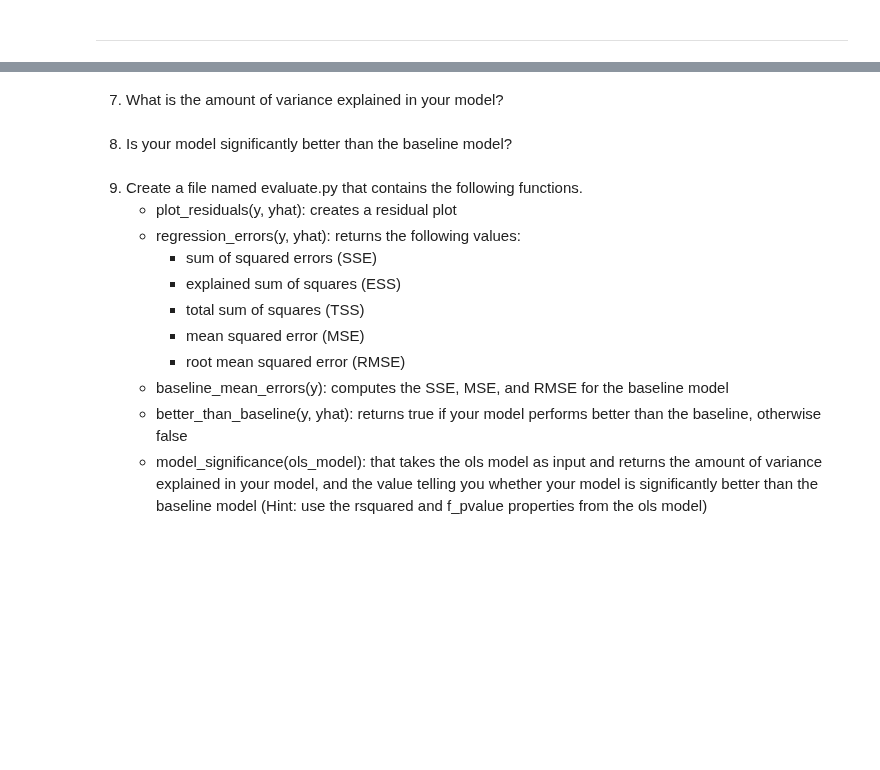
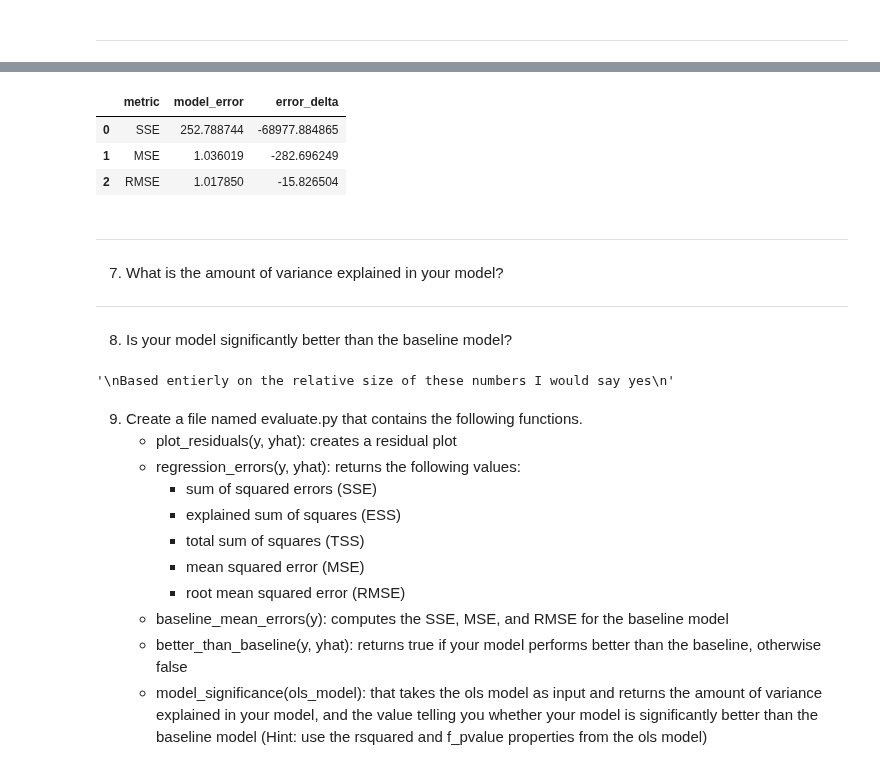
Before and after one commit to CSolitaire/regression-exercises, a Jupyter notebook: evaluate.ipynb, the cells around one changed output, grey strips where cells are left out. Drawn from its saved outputs; the diff is of its cells as text; code cells hidden in the pictures; blank space fills up the shorter version.

```diff
--- a/evaluate.ipynb
+++ b/evaluate.ipynb
@@ -116,0 +133,7 @@ Root Mean Squared Error:
+# %%
+# SSE (Measure of Variation)
+SSE = sum(df['residual^2'])
+SSE_baseline = sum(df['residual_baseline^2'])
+
+print("SSE = ", SSE)
+print("SSE - baseline = ", SSE_baseline)
@@ -120,0 +157,7 @@ Root Mean Squared Error:
+# %%
+# MSE (Manual)
+MSE = SSE/len(df)
+MSE_baseline = SSE_baseline/len(df)
+
+print("MSE = ", MSE)
+print("MSE baseline = ", MSE_baseline)
@@ -120,0 +179,7 @@ Root Mean Squared Error:
+# %%
+# RMSE (Manual)
+RMSE = sqrt(MSE)
+RMSE_baseline = sqrt(MSE_baseline)
+
+print("RMSE = ", RMSE)
+print("RMSE baseline = ", RMSE_baseline)
@@ -122,0 +215,10 @@ Root Mean Squared Error:
+# %%
+# Model evaulation
+df_eval = pd.DataFrame(np.array(['SSE','MSE','RMSE']), columns=['metric'])
+df_baseline_eval = pd.DataFrame(np.array(['SSE_baseline','MSE_baseline','RMSE_baseline']), columns=['metric'])
+
+df_eval['model_error'] = np.array([SSE, MSE, RMSE])
+df_baseline_eval['model_error'] = np.array([SSE_baseline, MSE_baseline, RMSE_baseline])
+
+print(df_eval)
+print(df_baseline_eval)
@@ -123,2 +234,14 @@ Root Mean Squared Error:
+# %%
+df_eval['error_delta'] = df_eval.model_error - df_baseline_eval.model_error
+df_eval
+# %% [output]
+|  | metric | model_error | error_delta |
+| 0 | SSE | 252.788744 | -68977.884865 |
+| 1 | MSE | 1.036019 | -282.696249 |
+| 2 | RMSE | 1.017850 | -15.826504 |
 # %% [markdown]
+****
+
 7. What is the amount of variance explained in your model?
+
+****
@@ -125,5 +256,11 @@ Root Mean Squared Error:
 # %% [markdown]
 8. Is your model significantly better than the baseline model?
+# %%
+'''
+Based entierly on the relative size of these numbers I would say yes
+'''
+# %% [output]
+'\nBased entierly on the relative size of these numbers I would say yes\n'
 # %% [markdown]
 9. Create a file named evaluate.py that contains the following functions.
     - plot_residuals(y, yhat): creates a residual plot
```
Also changed, not shown: parts of 18 cells of this notebook.
